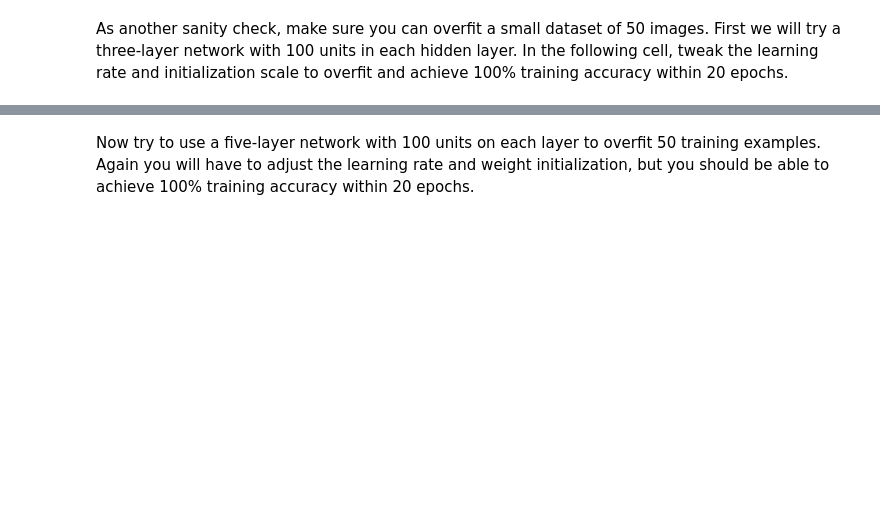
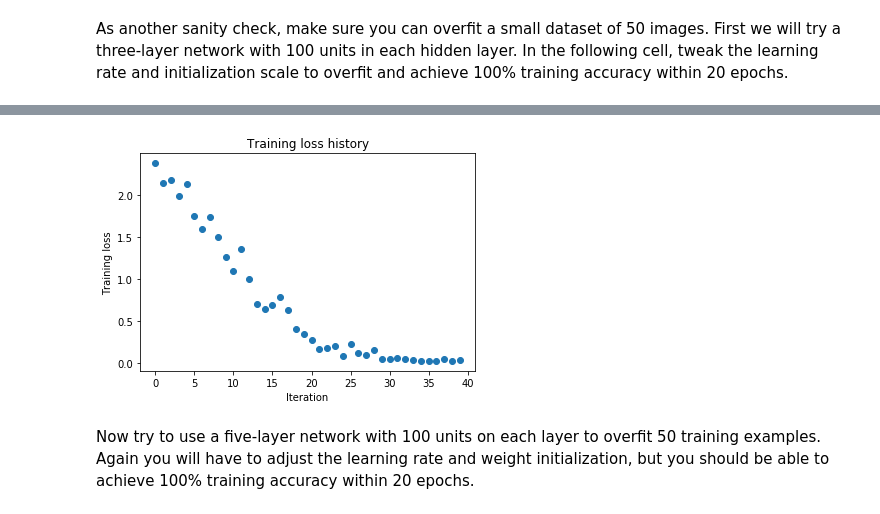
Before and after one commit to jay0jim/cs231n-camp, a Jupyter notebook: assignment/assignment2/FullyConnectedNets.ipynb, the cells around one changed output, grey strips where cells are left out. Drawn from its saved outputs; the diff is of its cells as text; code cells hidden in the pictures; blank space fills up the shorter version.

```diff
--- a/assignment/assignment2/FullyConnectedNets.ipynb
+++ b/assignment/assignment2/FullyConnectedNets.ipynb
@@ -472,7 +473,7 @@ small_data = {
 }
 
 weight_scale = 1e-2
-learning_rate = 1e-4
+learning_rate = 1e-2
 model = FullyConnectedNet([100, 100],
               weight_scale=weight_scale, dtype=np.float64)
 solver = Solver(model, small_data,
@@ -489,3 +490,4 @@ plt.title('Training loss history')
 plt.xlabel('Iteration')
 plt.ylabel('Training loss')
 plt.show()
+# %% [output]
@@ -492,3 +511,4 @@ plt.show()
+[figure, added]
 # %% [markdown]
 Now try to use a five-layer network with 100 units on each layer to overfit 50 training examples. Again you will have to adjust the learning rate and weight initialization, but you should be able to achieve 100% training accuracy within 20 epochs.
 # %%
```
Also changed, not shown: parts of 10 cells of this notebook, 2 other files.
